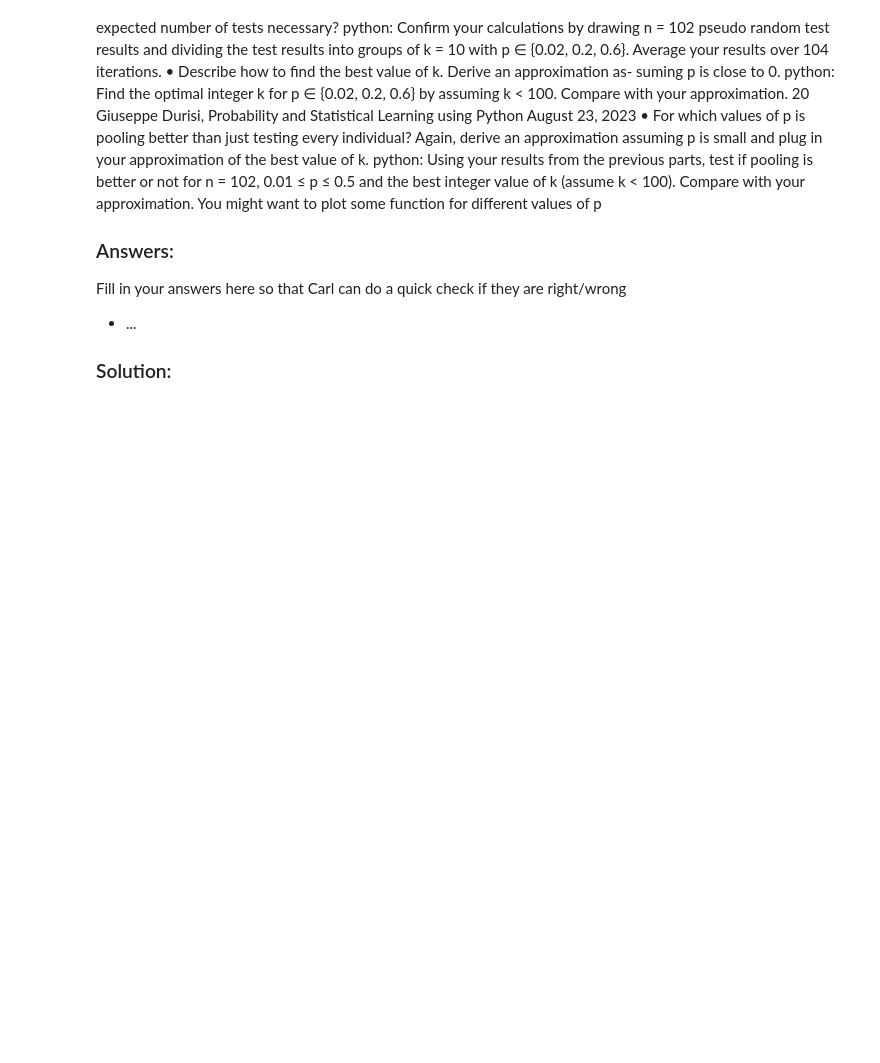
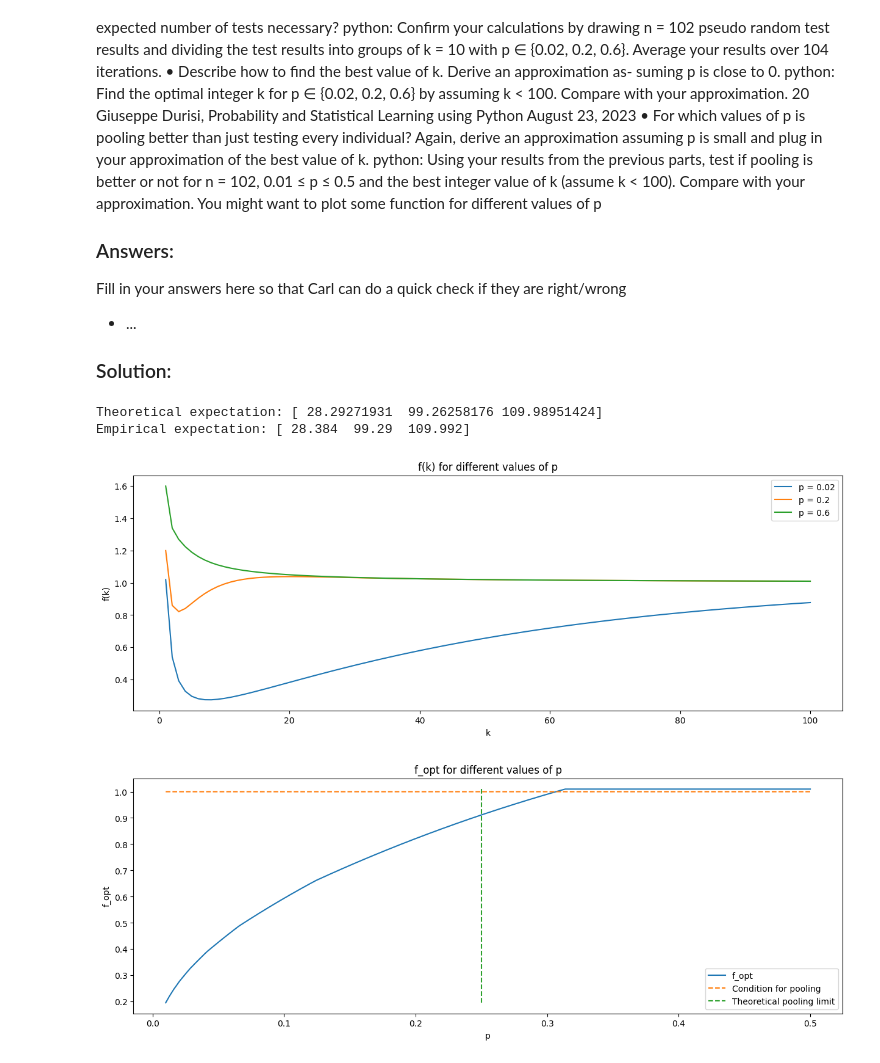
Before and after one commit to Humbll/MVE137, a Jupyter notebook: Assigment 1/hw_template.ipynb, the cells around one changed output. Drawn from its saved outputs; the diff is of its cells as text; code cells hidden in the pictures; blank space fills up the shorter version.

```diff
--- a/Assigment 1/hw_template.ipynb
+++ b/Assigment 1/hw_template.ipynb
@@ -101,4 +101,81 @@ Fill in your answers here so that Carl can do a quick check if they are right/wr
 
 ### Solution:
 # %%
-# Placeholder for python part of exersice ZZ
+import numpy as np
+import matplotlib.pyplot as plt
+
+# Parameters
+p_values = np.array([0.02, 0.2, 0.6])
+n_iter = int(1e4)
+n_tests = int(1e2)
+n_gr = 10
+
+# Initialize arrays
+tests = np.empty((p_values.size, n_iter, n_tests))
+pooled_tests = np.zeros((p_values.size, n_iter, n_gr))
+
+# Simulate tests
+for i, p in enumerate(p_values):
+    tests[i, :, :] = np.random.choice(2, (n_iter, n_tests), p=[1 - p, p])
+
+# Pooling tests
+k = n_tests // n_gr
+for j in range(n_gr):
+    pooled_tests[:, :, j] = np.sum(tests[:, :, k * j:k * (j + 1)], axis=-1)
+
+pooled_tests[pooled_tests > 0] = k
+
+X = np.sum(pooled_tests + 1, axis=-1)
+
+Ex_X_emp = np.mean(X, axis=-1)
+
+# Theoretical calculation
+Ex_X = n_tests + n_tests / k - n_tests * (1 - p_values) ** k
+
+print('Theoretical expectation: ' + str(Ex_X))
+print('Empirical expectation: ' + str(Ex_X_emp))
+
+# Find optimal integer k
+k_values = np.arange(1, 101)
+f_k_values = []
+
+for p in p_values:
+    f_k = 1 + 1 / k_values - ((1 - p) ** k_values)
+    f_k_values.append(f_k)
+
+# Plot f(k) for different values of p
+fig = plt.figure(figsize=[15, 5])
+for i, p in enumerate(p_values):
+    plt.plot(k_values, f_k_values[i], label='p = ' + str(p))
+
+plt.xlabel('k')
+plt.ylabel('f(k)')
+plt.legend()
+plt.title('f(k) for different values of p')
+plt.show()
+
+
+p = np.linspace(0.01,0.5,int(1e4))
+
+k = (np.arange(100)+1)
+f = 1 + 1/k - np.power.outer((1-p),k)
+# Condition for pooling to be better is f_k < 1
+
+k_opt = k[np.argmin(f,axis = 1 )]
+
+f_opt = 1 + 1/k_opt - np.power((1-p),k_opt)
+
+fig = plt.figure(figsize = [15,5])
+plt.plot(p,f_opt)
+plt.plot(p,np.ones(p.shape),'--')
+plt.plot([0.25,0.25],[np.amin(f_opt),np.amax(f_opt)],'--')
+plt.xlabel('p')
+plt.ylabel('f_opt')
+plt.legend(['f_opt','Condition for pooling', 'Theoretical pooling limit'])
+plt.title('f_opt for different values of p')
+plt.show()
+# %% [output]
+Theoretical expectation: [ 28.29271931  99.26258176 109.98951424]
+Empirical expectation: [ 28.384  99.29  109.992]
+[figure, added]
+[figure, added]
```
Also changed, not shown: parts of 1 cell of this notebook.
